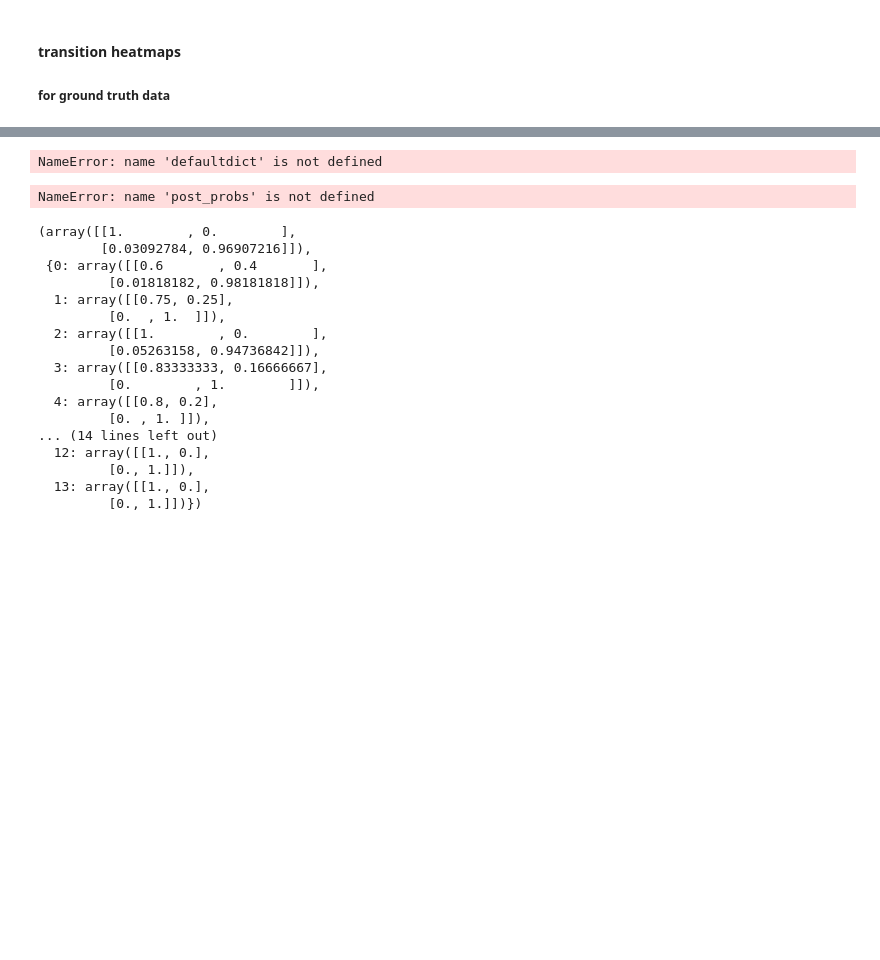
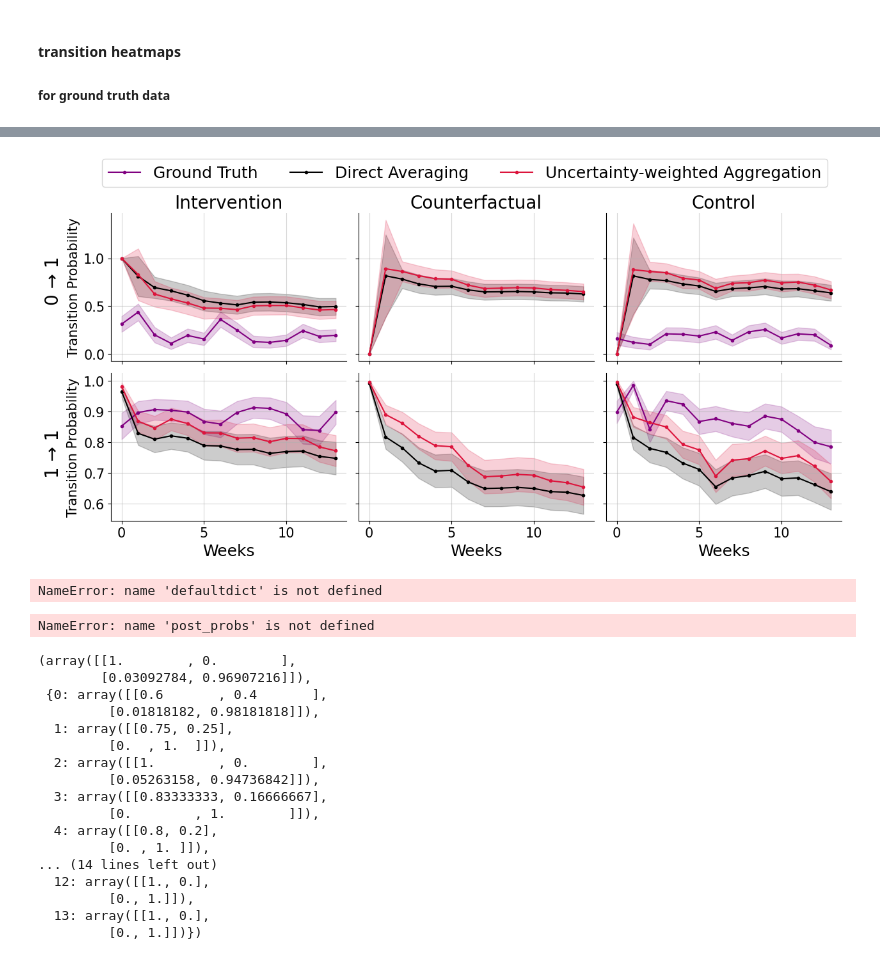
Before and after one commit to sarahmart/LLM-ABS-ARMMAN-prediction, a Jupyter notebook: action_results.ipynb, the cells around one changed output, grey strips where cells are left out. Saved outputs shown, nothing was run; the diff lists cells and outputs as text; code cells hidden in the pictures; blank space fills up the shorter version.

```diff
--- a/action_results.ipynb
+++ b/action_results.ipynb
@@ -486,12 +699,15 @@ def get_transitions_over_time(test_states):
 # %%
-def probs_to_plot(probs, t2):
-
+def probs_to_plot(probs, std_errors, t2):
     weeks = range(t2-1)
 
-    # Extract each of the 4 probabilities
-    p00 = [probs[w][0, 0] for w in weeks]  # 0->0
-    p01 = [probs[w][0, 1] for w in weeks]  # 0->1
-    p10 = [probs[w][1, 0] for w in weeks]  # 1->0
-    p11 = [probs[w][1, 1] for w in weeks]  # 1->1
+    p00 = [probs[w][0, 0] for w in weeks]
+    p01 = [probs[w][0, 1] for w in weeks]
+    p10 = [probs[w][1, 0] for w in weeks]
+    p11 = [probs[w][1, 1] for w in weeks]
 
-    return p00, p01, p10, p11
+    se00 = [std_errors[w][0, 0] for w in weeks]
+    se01 = [std_errors[w][0, 1] for w in weeks]
+    se10 = [std_errors[w][1, 0] for w in weeks]
+    se11 = [std_errors[w][1, 1] for w in weeks]
+
+    return p00, p01, p10, p11, se00, se01, se10, se11
@@ -539,3 +714,70 @@ plt.show()
+# %%
+fig, axs = plt.subplots(2, 3, figsize=(13, 2*3), sharex=True, sharey="row")
+
+# first row is action setting, second row is counterfactual, third is control
+axs[0, 0].set_title("Intervention", fontsize=tfs)
+axs[0, 1].set_title("Counterfactual", fontsize=tfs)
+axs[0, 2].set_title("Control", fontsize=tfs)
+axs[1, 0].set_xlabel("Weeks", fontsize=lfs)
+axs[1, 1].set_xlabel("Weeks", fontsize=lfs)
+axs[1, 2].set_xlabel("Weeks", fontsize=lfs)
+axs[0, 0].set_ylabel("Transition Probability", fontsize=tickfs)
+axs[1, 0].set_ylabel("Transition Probability", fontsize=tickfs)
+
+weeks = range(t2-1)
+
+# get prob values for each model and gcs
+
+## gcs
+p00, p01, p10, p11, se00, se01, se10, se11 = probs_to_plot(*get_transitions_over_time(np.array(n_gcs).T), t2)
+axs[0, 2].plot(weeks, p01, marker='o', markersize=3, color='purple', label='Ground Truth')
+axs[1, 2].plot(weeks, p11, marker='o', markersize=3, color='purple', label='Ground Truth')
+axs[0, 2].fill_between(weeks, np.array(p01) - np.array(se01), np.array(p01) + np.array(se01), color='purple', alpha=0.2)
+axs[1, 2].fill_between(weeks, np.array(p11) - np.array(se11), np.array(p11) + np.array(se11), color='purple', alpha=0.2)
+
+p00, p01, p10, p11, se00, se01, se10, se11 = probs_to_plot(*get_transitions_over_time(np.array(y_gcs).T), t2)
+axs[0, 0].plot(weeks, p01, marker='o', markersize=3, color='purple', label='Ground Truth')
+axs[1, 0].plot(weeks, p11, marker='o', markersize=3, color='purple', label='Ground Truth')
+axs[0, 0].fill_between(weeks, np.array(p01) - np.array(se01), np.array(p01) + np.array(se01), color='purple', alpha=0.2)
+axs[1, 0].fill_between(weeks, np.array(p11) - np.array(se11), np.array(p11) + np.array(se11), color='purple', alpha=0.2)
+
+# models
+for i, ensemble in enumerate(ensemble_models):
+
+    p00, p01, p10, p11, se00, se01, se10, se11 = probs_to_plot(*get_transitions_over_time(ensemble_results[ensemble]['control_mean_predictions']), t2)
+    axs[0, 2].plot(weeks, p01, marker='o', markersize=3, color=ens_colors[i], label=f'{ensemble_labels[i]}')
+    axs[1, 2].plot(weeks, p11, marker='o', markersize=3, color=ens_colors[i], label=f'{ensemble_labels[i]}')
+    axs[0, 2].fill_between(weeks, np.array(p01) - np.array(se01), np.array(p01) + np.array(se01), color=ens_colors[i], alpha=0.2)
+    axs[1, 2].fill_between(weeks, np.array(p11) - np.array(se11), np.array(p11) + np.array(se11), color=ens_colors[i], alpha=0.2)
+
+    p00, p01, p10, p11, se00, se01, se10, se11 = probs_to_plot(*get_transitions_over_time(ensemble_results[ensemble]['action_mean_predictions']), t2)
+    axs[0, 0].plot(weeks, p01, marker='o', markersize=3, color=ens_colors[i], label=f'{ensemble_labels[i]}')
+    axs[1, 0].plot(weeks, p11, marker='o', markersize=3, color=ens_colors[i], label=f'{ensemble_labels[i]}')
+    axs[0, 0].fill_between(weeks, np.array(p01) - np.array(se01), np.array(p01) + np.array(se01), color=ens_colors[i], alpha=0.2)
+    axs[1, 0].fill_between(weeks, np.array(p11) - np.array(se11), np.array(p11) + np.array(se11), color=ens_colors[i], alpha=0.2)
+
+    p00, p01, p10, p11, se00, se01, se10, se11 = probs_to_plot(*get_transitions_over_time(ensemble_results[ensemble]['counterfactual_mean_predictions']), t2)
+    axs[0, 1].plot(weeks, p01, marker='o', markersize=3, color=ens_colors[i], label=f'{ensemble_labels[i]}')
+    axs[1, 1].plot(weeks, p11, marker='o', markersize=3, color=ens_colors[i], label=f'{ensemble_labels[i]}')
+    axs[0, 1].fill_between(weeks, np.array(p01) - np.array(se01), np.array(p01) + np.array(se01), color=ens_colors[i], alpha=0.2)
+    axs[1, 1].fill_between(weeks, np.array(p11) - np.array(se11), np.array(p11) + np.array(se11), color=ens_colors[i], alpha=0.2)
+
+
+for ax in axs.flat:
+    ax.grid(True, alpha=0.5)
+    ax.spines['top'].set_visible(False)
+    ax.spines['right'].set_visible(False)
+    ax.tick_params(labelsize=tickfs)
+
+fig.text(0.03, 0.75, "0 → 1", rotation=90, va='center', fontsize=tfs)
+fig.text(0.03, 0.3, "1 → 1", rotation=90, va='center', fontsize=tfs)
+plt.tight_layout()
+plt.subplots_adjust(left=0.11)
+plt.legend(fontsize=lfs, bbox_to_anchor=(-0.6, 2.51), loc='upper center', ncols=4)
+plt.savefig("plots/transition_probabilities_settings.png", dpi=300, bbox_inches='tight')
+plt.show()
+# %% [output]
+[figure, added]
 # %%
 def compute_pre_post_transitions(df_all_actions, idx_preds, ensemble_results, model="aggregated"):
     """
```
Also changed, not shown: parts of 20 cells of this notebook.
